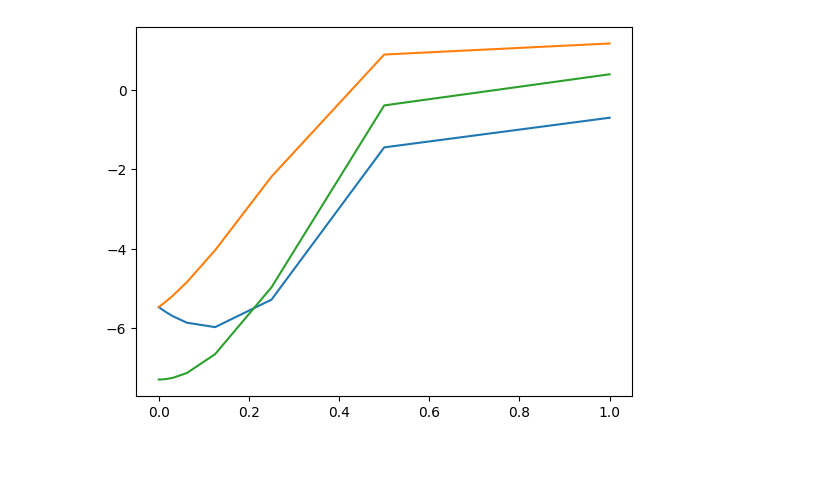
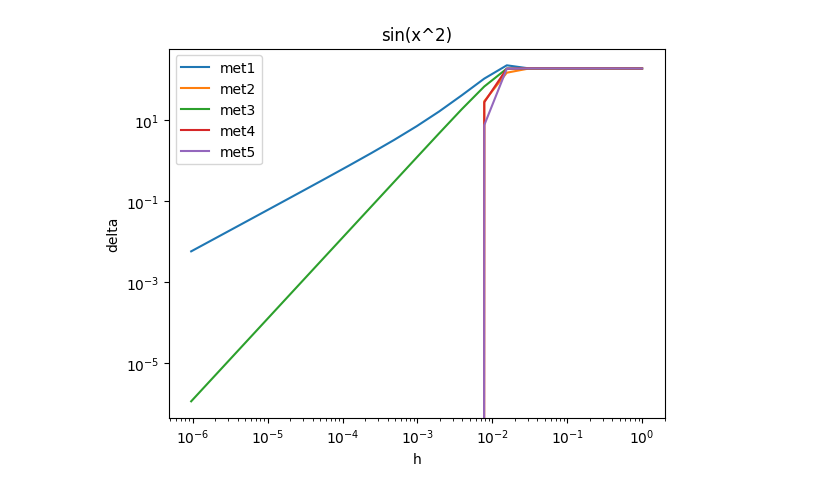
Before and after one commit to crazyguevaraa/CM, a Jupyter notebook: lab1.ipynb, the cells around one changed output. Drawn from its saved outputs; the diff is of its cells as text; code cells hidden in the pictures; blank space fills up the shorter version.

```diff
--- a/lab1.ipynb
+++ b/lab1.ipynb
@@ -4,10 +4,11 @@ import matplotlib.pyplot as plt
 
 
 class foo():
-  def __init__(self, x, bar):
+  def __init__(self, x, bar, phi):
     self.n = np.arange(1, 22)
     self.x = x
     self.bar = bar.__get__(self)
+    self.phi = phi.__get__(self)
     self.arr = []
     self.result = []
 
@@ -45,26 +46,75 @@ class foo():
 
   def calc_all(self):
     self.calc_step()
-    self.result.append(self.calc(self.met1))
-    self.result.append(self.calc(self.met2))
-    self.result.append(self.calc(self.met3))
-    self.result.append(self.calc(self.met4))
-    self.result.append(self.calc(self.met5))
-    for i, lis in enumerate(self.result):
-      print(lis)
+    self.result.append(self.calc(self.met1) - np.asarray(self.phi(self.x)))
+    self.result.append(self.calc(self.met2) - np.asarray(self.phi(self.x)))
+    self.result.append(self.calc(self.met3) - np.asarray(self.phi(self.x)))
+    self.result.append(self.calc(self.met4) - np.asarray(self.phi(self.x)))
+    self.result.append(self.calc(self.met5) - np.asarray(self.phi(self.x)))
+   # print(self.result[0])
 
-  def plot_all(self):
-    plt.plot(self.arr, self.result[0], self.arr, self.result[1], self.arr, self.result[3])
+  def plot_all(self, legend):
+    plt.xscale("log")
+    plt.yscale("log")
+    plt.xlabel("h")
+    plt.ylabel("delta")
+    plt.title(legend)
+    plt.plot(self.arr, self.result[0], label = "met1")
+    plt.plot(self.arr, self.result[1], label = "met2")
+    plt.plot(self.arr, self.result[2], label = "met3")
+    plt.plot(self.arr, self.result[3], label = "met4")
+    plt.plot(self.arr, self.result[4], label = "met5")
+    plt.legend()
     plt.show()
 
-def func(self, x):
+def func1(self, x):
   return np.sin(x * x)
 
-obj = foo (3, func)
+def func1_diff(self, x):
+  return 2 * x * np.cos(x * x)
+
+def func2(self, x):
+  return np.cos(np.sin(x))
+
+def func2_diff(self, x):
+  return (-np.cos(x) * np.sin(np.sin(x)))
+
+def func3(self, x):
+  return np.exp(np.sin(np.cos(x)))
+
+def func3_diff(self, x):
+  return (-1 * np.exp(np.sin(np.cos(x)))) * np.sin(x) * np.cos(np.cos(x))
+
+def func4(self, x):
+  return np.log(x + 3)
+
+def func4_diff(self, x):
+  return 1 / (x + 3)
+
+def func5(self, x):
+  return (x + 3)**0.5
+
+def func5_diff(self, x):
+  return 1 / (2 * (x + 3)**0.5)
 
 
 
+obj1 = foo (100, func1, func1_diff)
+obj2 = foo (100, func2, func2_diff)
+obj3 = foo (1000, func3, func3_diff)
+obj4 = foo (100, func4, func4_diff)
+obj5 = foo (100, func5, func5_diff)
 
-obj.calc_all()
-obj.plot_all()
+
+
+obj1.calc_all()
+obj1.plot_all("sin(x^2)")
+obj2.calc_all()
+obj2.plot_all("cos(sin(x))")
+obj3.calc_all()
+obj4.calc_all()
+obj5.calc_all()
+obj3.plot_all("exp(sin(cos(x)))")
+obj4.plot_all("ln(x+3)")
+obj5.plot_all("(x+3)^0.5")
 # %% [output]
@@ -76 +121 @@ obj.plot_all()
-[figure, old version]
+[figure, new version]
```
Also changed, not shown: parts of 1 cell of this notebook.
